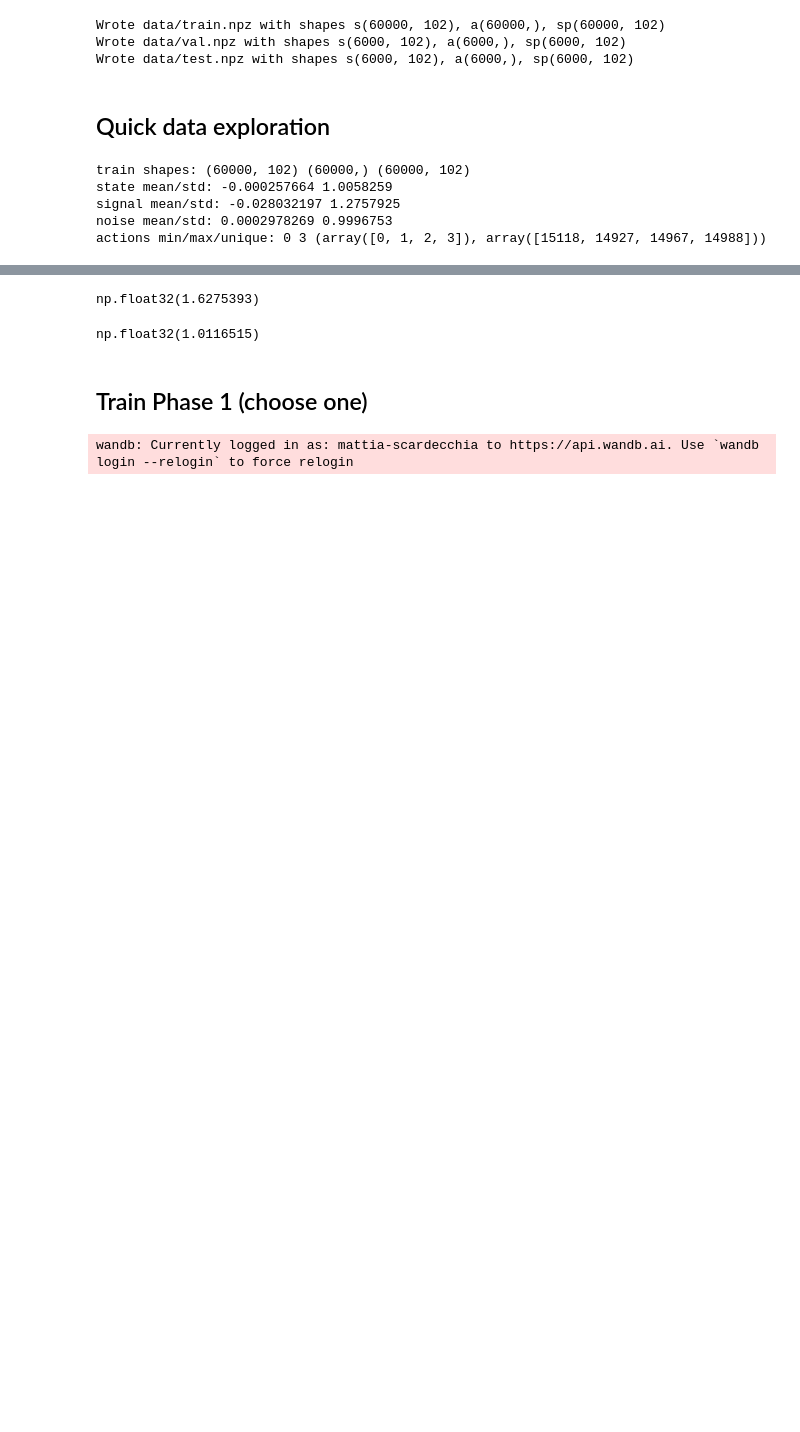
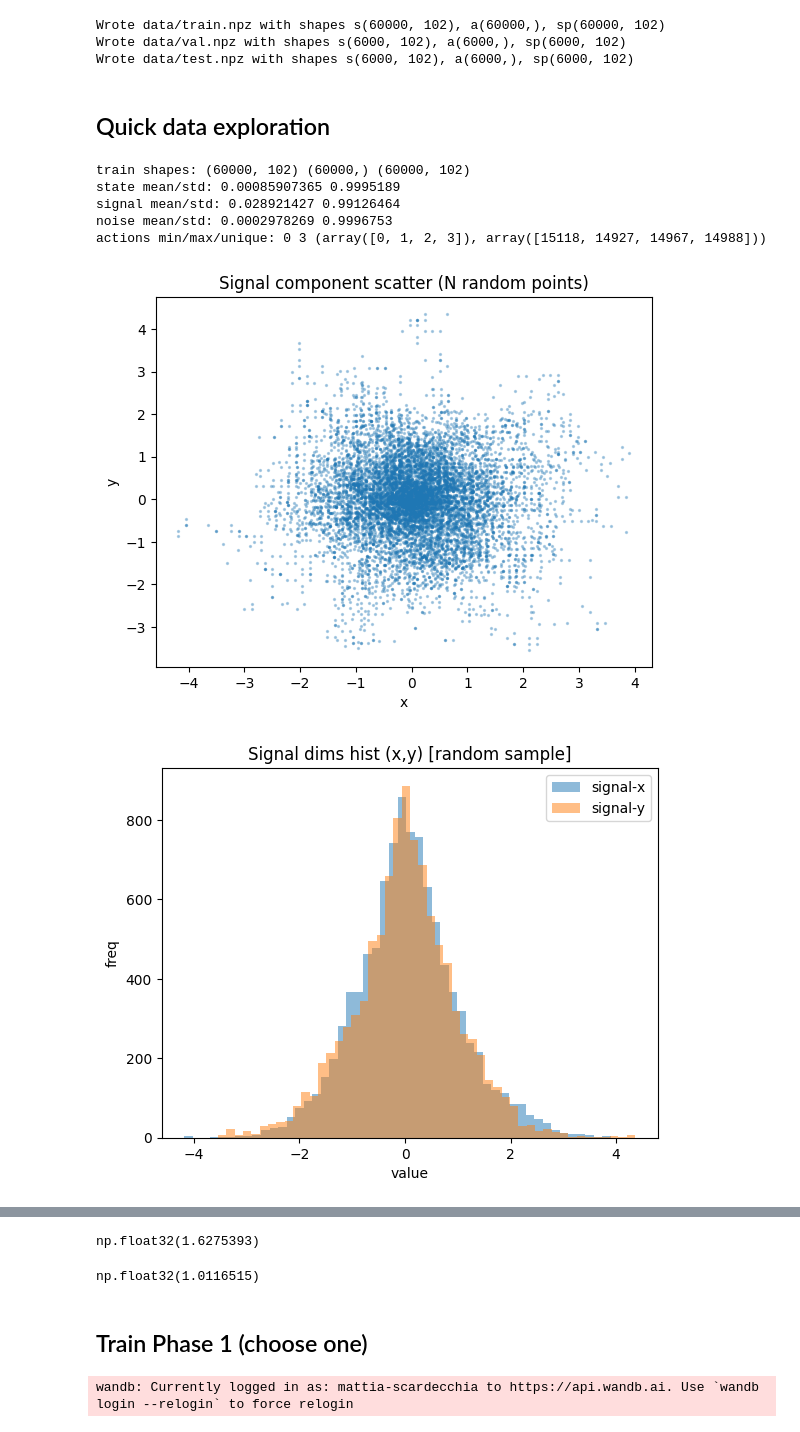
Before and after one commit to mattia-scardecchia/WM-playground, a Jupyter notebook: notebooks/vae.ipynb, the cells around one changed output, grey strips where cells are left out. Saved outputs shown, nothing was run; the diff lists cells and outputs as text; code cells hidden in the pictures; blank space fills up the shorter version.

```diff
--- a/notebooks/vae.ipynb
+++ b/notebooks/vae.ipynb
@@ -50,47 +50,49 @@ Wrote data/test.npz with shapes s(6000, 102), a(6000,), sp(6000, 102)
 # %%
 import matplotlib.pyplot as plt
 
 data_dir = Path(cfg['data']['out_dir'])
 train = np.load(data_dir / 'train.npz')
 val = np.load(data_dir / 'val.npz')
 test = np.load(data_dir / 'test.npz')
 
 s, a, sp = train['s'], train['a'], train['sp']
 print("train shapes:", s.shape, a.shape, sp.shape)
 
 print("state mean/std:", s.mean(), s.std())
 print("signal mean/std:", s[:,0:2].mean(), s[:,0:2].std())
 print("noise mean/std:", s[:,2:].mean(), s[:,2:].std())
 print("actions min/max/unique:", a.min(), a.max(), np.unique(a, return_counts=True))
 
 N = min(10000, s.shape[0])
 idx = np.random.choice(s.shape[0], N, replace=False)
 
-# plt.figure()
-# plt.scatter(s[idx,0], s[idx,1], s=2, alpha=0.3)
-# plt.title("Signal component scatter (N random points)")
-# plt.xlabel("x")
-# plt.ylabel("y")
-# plt.show()
+plt.figure()
+plt.scatter(s[idx,0], s[idx,1], s=2, alpha=0.3)
+plt.title("Signal component scatter (N random points)")
+plt.xlabel("x")
+plt.ylabel("y")
+plt.show()
 
-# plt.figure()
-# plt.hist(s[idx,0], bins=50, alpha=0.5, label='signal-x')
-# plt.hist(s[idx,1], bins=50, alpha=0.5, label='signal-y')
-# plt.title("Signal dims hist (x,y) [random sample]")
-# plt.xlabel("value")
-# plt.ylabel("freq")
-# plt.legend()
-# plt.show()
+plt.figure()
+plt.hist(s[idx,0], bins=50, alpha=0.5, label='signal-x')
+plt.hist(s[idx,1], bins=50, alpha=0.5, label='signal-y')
+plt.title("Signal dims hist (x,y) [random sample]")
+plt.xlabel("value")
+plt.ylabel("freq")
+plt.legend()
+plt.show()
 
-# plt.figure()
-# plt.hist(s[idx,2], bins=50)
-# plt.title("One noise dim hist (s[:,2]) [random sample]")
-# plt.xlabel("value")
-# plt.ylabel("freq")
-# plt.show()
+plt.figure()
+plt.hist(s[idx,2], bins=50)
+plt.title("One noise dim hist (s[:,2]) [random sample]")
+plt.xlabel("value")
+plt.ylabel("freq")
+plt.show()
 # %% [output]
 train shapes: (60000, 102) (60000,) (60000, 102)
-state mean/std: -0.000257664 1.0058259
-signal mean/std: -0.028032197 1.2757925
+state mean/std: 0.00085907365 0.9995189
+signal mean/std: 0.028921427 0.99126464
 noise mean/std: 0.0002978269 0.9996753
 actions min/max/unique: 0 3 (array([0, 1, 2, 3]), array([15118, 14927, 14967, 14988]))
+[figure, added]
+[figure, added]
```
Also changed, not shown: parts of 2 cells of this notebook, 13 other files.
